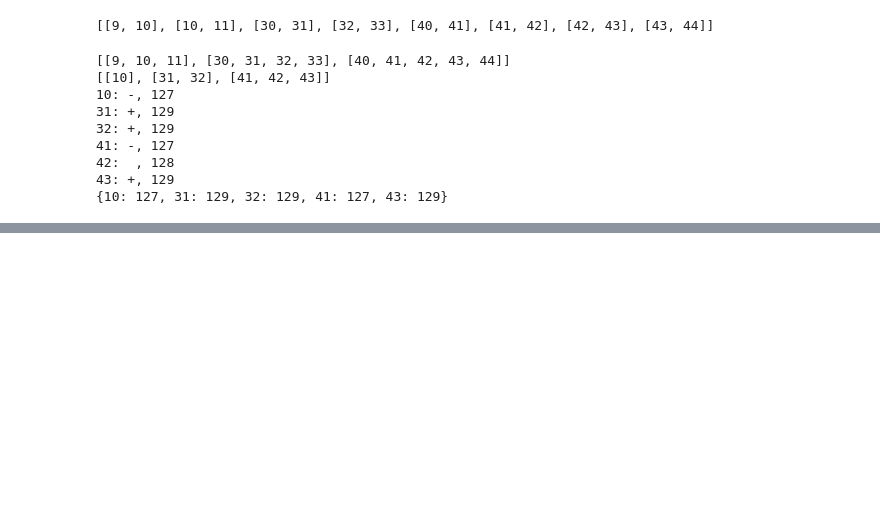
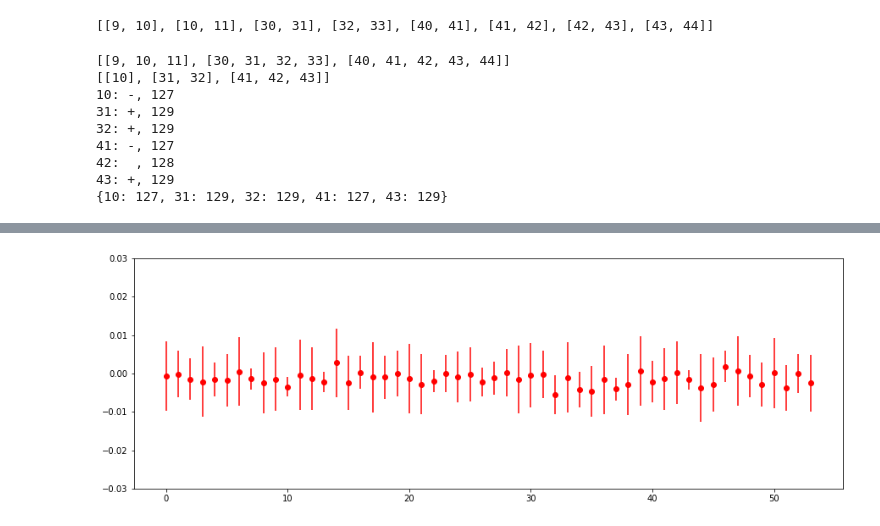
Before and after one commit to i-a-morozov/harmonica, a Jupyter notebook: notebook/nb_decomposition.ipynb, the cells around one changed output, grey strips where cells are left out. Cells and saved outputs as stored; diff of their text form; code cells hidden in the pictures; blank space fills up the shorter version.

```diff
--- a/notebook/nb_decomposition.ipynb
+++ b/notebook/nb_decomposition.ipynb
@@ -965,0 +1067,16 @@ plt.show()
+# %%
+# Estimate phase
+angle = dht.angle()
+endpoint = 16
+angle -= 2.0*numpy.pi*frequency*torch.linspace(0, length - 1, length, dtype=dtype, device=device)
+angle = Frequency.mod(angle, 2.0*numpy.pi, -numpy.pi)
+estimate = angle[:, +endpoint:-endpoint].mean(1)
+spread = angle[:, +endpoint:-endpoint].std(1)
+
+# Compare
+plt.figure(figsize=(15, 5))
+plt.errorbar(range(54), (estimate - phase).cpu().numpy(), yerr=spread.cpu().numpy(), fmt=' ', marker='o', color='red')
+plt.ylim(-3.0E-2, +3.0E-2)
+plt.show()
+# %% [output]
+[figure, added]
```
Also changed, not shown: parts of 30 cells of this notebook, 17 other files.
